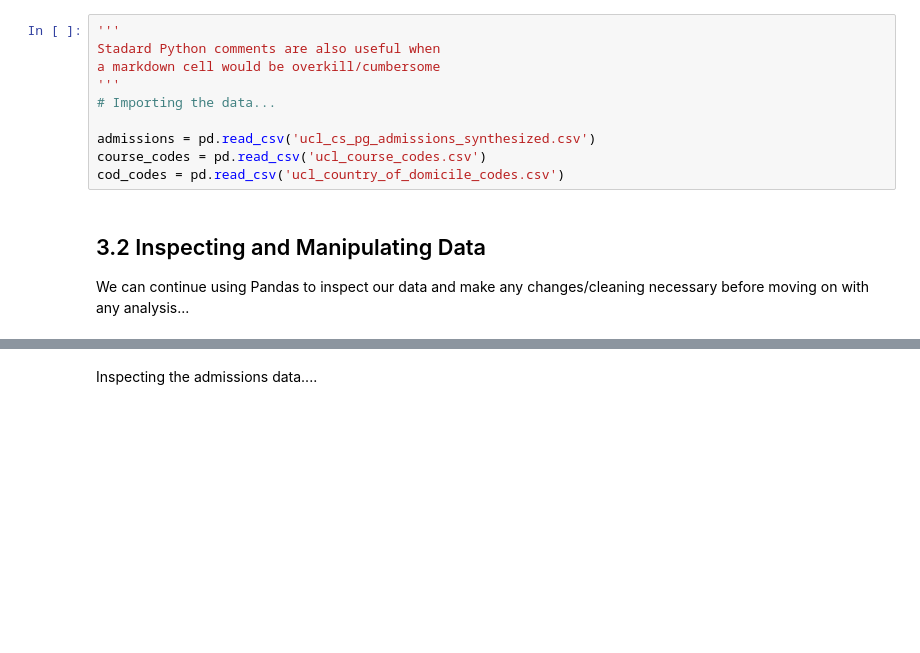
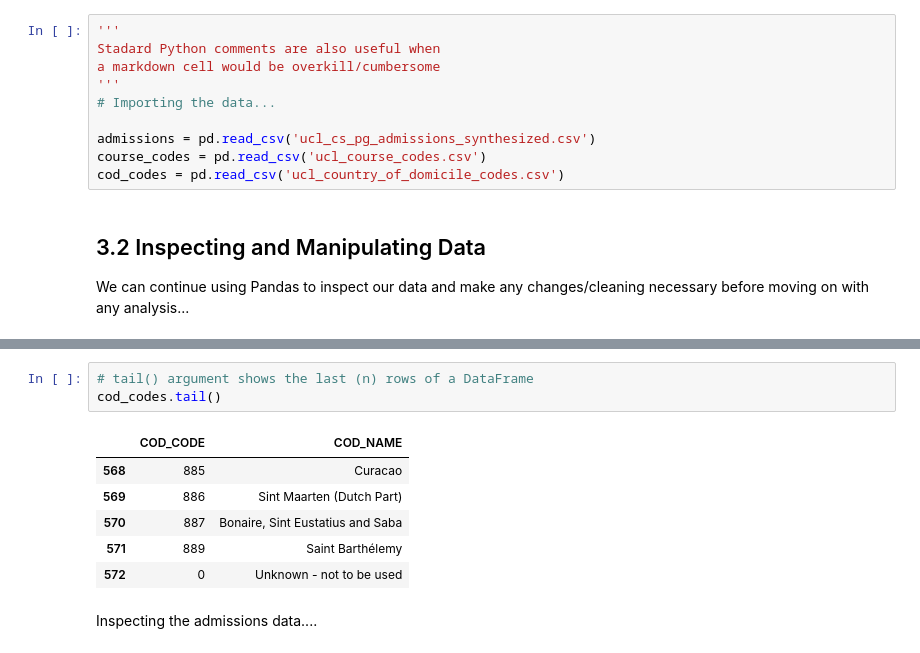
Before and after one commit to sammcilroy/ucl_jupyter_walkthrough, a Jupyter notebook: ucl_jupyter_walkthrough.ipynb, the cells around one changed output, grey strips where cells are left out. Drawn from its saved outputs; the diff is of its cells as text; blank space fills up the shorter version.

```diff
--- a/ucl_jupyter_walkthrough.ipynb
+++ b/ucl_jupyter_walkthrough.ipynb
@@ -82,2 +104,12 @@ cod_codes.head()
+# %%
+# tail() argument shows the last (n) rows of a DataFrame
+cod_codes.tail()
+# %% [output]
+|  | COD_CODE | COD_NAME |
+| 568 | 885 | Curacao |
+| 569 | 886 | Sint Maarten (Dutch Part) |
+| 570 | 887 | Bonaire, Sint Eustatius and Saba |
+| 571 | 889 | Saint Barthélemy |
+| 572 | 0 | Unknown - not to be used |
 # %% [markdown]
 Inspecting the admissions data....
```
Also changed, not shown: parts of 30 cells of this notebook, 1 other file.
